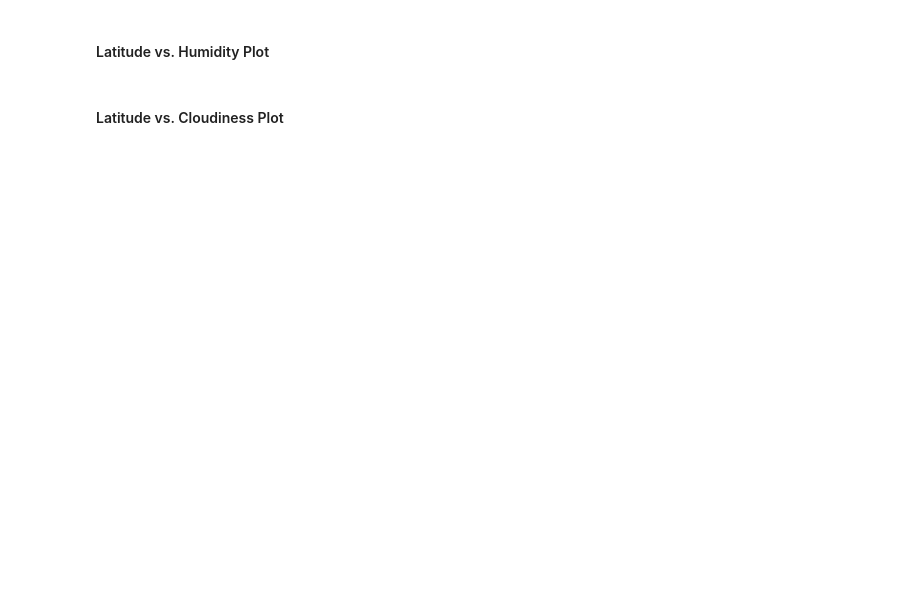
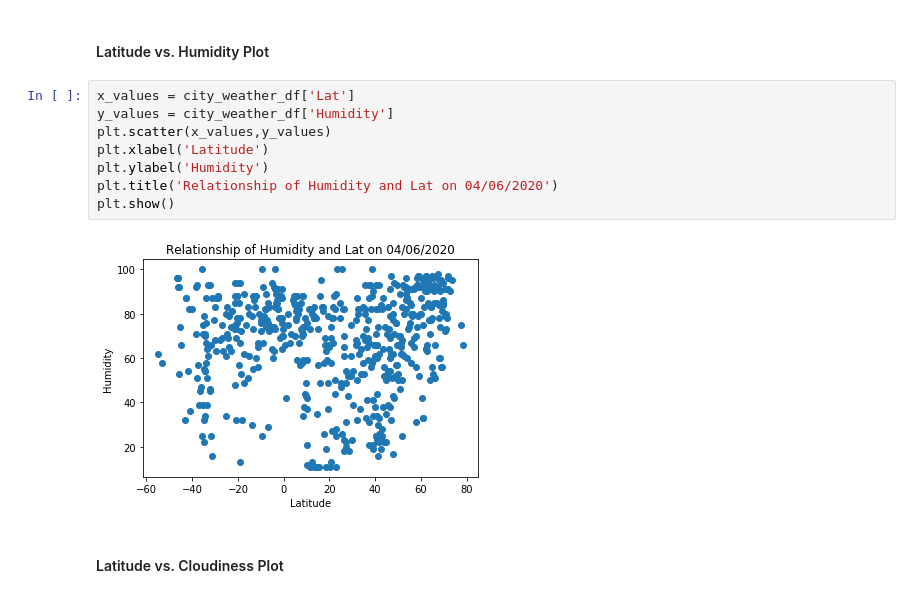
Before and after one commit to cynthiakellogg/python-api-challenge, a Jupyter notebook: WeatherPy/WeatherPy.ipynb, the cells around one changed output. Cells and saved outputs as stored; diff of their text form; blank space fills up the shorter version.

```diff
--- a/WeatherPy/WeatherPy.ipynb
+++ b/WeatherPy/WeatherPy.ipynb
@@ -139,4 +162,14 @@ city_weather_df
 # %% [markdown]
 #### Latitude vs. Humidity Plot
+# %%
+x_values = city_weather_df['Lat']
+y_values = city_weather_df['Humidity']
+plt.scatter(x_values,y_values)
+plt.xlabel('Latitude')
+plt.ylabel('Humidity')
+plt.title('Relationship of Humidity and Lat on 04/06/2020')
+plt.show()
+# %% [output]
+[figure, added]
 # %% [markdown]
 #### Latitude vs. Cloudiness Plot
```
Also changed, not shown: parts of 9 cells of this notebook.
